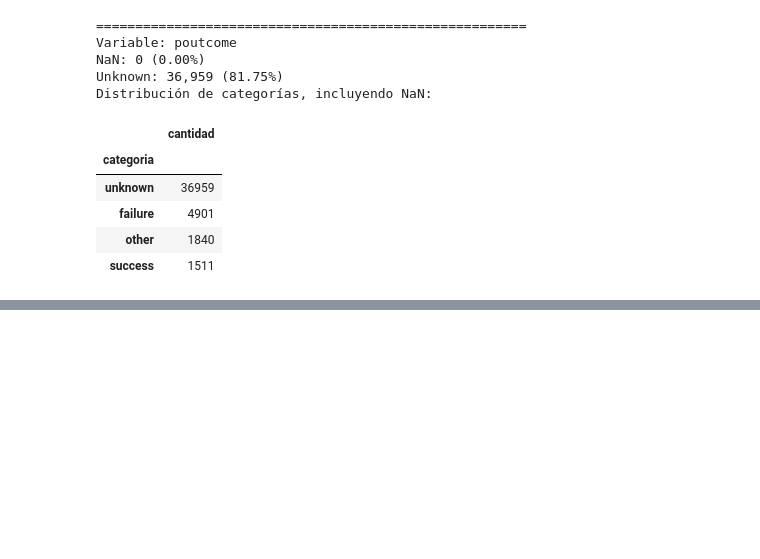
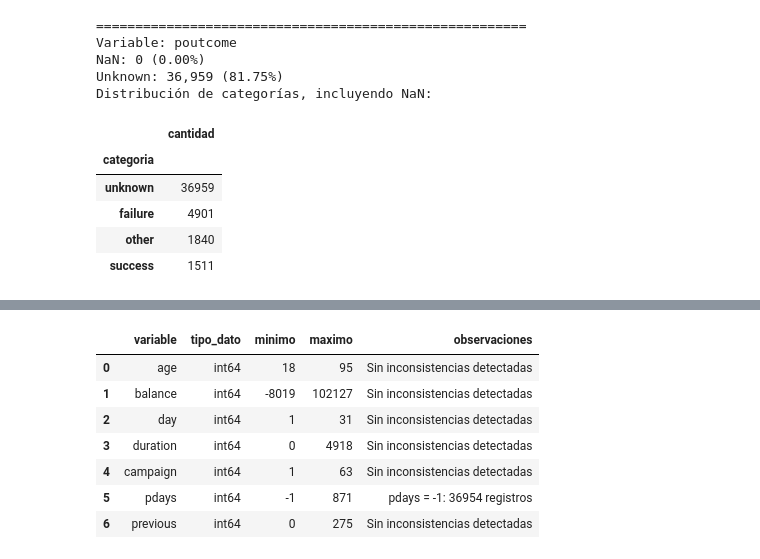
Before and after one commit to CrisSCon/priorizacion-clientes-cdt, a Jupyter notebook: notebooks/01_eda_bank_marketing.ipynb, the cells around one changed output, grey strips where cells are left out. Drawn from its saved outputs; the diff is of its cells as text; code cells hidden in the pictures; blank space fills up the shorter version.

```diff
--- a/notebooks/01_eda_bank_marketing.ipynb
+++ b/notebooks/01_eda_bank_marketing.ipynb
@@ -626,0 +711,75 @@ Distribución de categorías, incluyendo NaN:
+# %%
+# Validación de tipos y rangos de variables numéricas
+
+variables_numericas = [
+    "age", "balance", "day",
+    "duration", "campaign", "pdays", "previous"
+]
+
+resultados_numericos = []
+
+for variable in variables_numericas:
+    if variable not in df.columns:
+        resultados_numericos.append({
+            "variable": variable,
+            "tipo_dato": "No existe",
+            "minimo": None,
+            "maximo": None,
+            "observaciones": "Columna ausente"
+        })
+        continue
+
+    serie = df[variable]
+    numerica = pd.to_numeric(serie, errors="coerce")
+
+    observaciones = []
+
+    if not pd.api.types.is_numeric_dtype(serie):
+        observaciones.append("Revisar tipo de dato")
+
+    if numerica.isna().sum() > serie.isna().sum():
+        observaciones.append("Valores no numéricos")
+
+    if variable == "age" and (numerica < 0).any():
+        observaciones.append("Edades negativas")
+
+    if variable == "day" and (
+        (numerica < 1) | (numerica > 31)
+    ).any():
+        observaciones.append("Días fuera de 1-31")
+
+    if variable in ["duration", "campaign", "previous"]:
+        if (numerica < 0).any():
+            observaciones.append("Valores negativos")
+
+    if variable == "pdays":
+        if (numerica < -1).any():
+            observaciones.append("Valores menores que -1")
+
+        cantidad_especial = (numerica == -1).sum()
+        observaciones.append(
+            f"pdays = -1: {cantidad_especial} registros"
+        )
+
+    resultados_numericos.append({
+        "variable": variable,
+        "tipo_dato": str(serie.dtype),
+        "minimo": numerica.min(),
+        "maximo": numerica.max(),
+        "observaciones": (
+            "; ".join(observaciones)
+            if observaciones else "Sin inconsistencias detectadas"
+        )
+    })
+
+tabla_numerica = pd.DataFrame(resultados_numericos)
+display(tabla_numerica)
+# %% [output]
+|  | variable | tipo_dato | minimo | maximo | observaciones |
+| 0 | age | int64 | 18 | 95 | Sin inconsistencias detectadas |
+| 1 | balance | int64 | -8019 | 102127 | Sin inconsistencias detectadas |
+| 2 | day | int64 | 1 | 31 | Sin inconsistencias detectadas |
+| 3 | duration | int64 | 0 | 4918 | Sin inconsistencias detectadas |
+| 4 | campaign | int64 | 1 | 63 | Sin inconsistencias detectadas |
+| 5 | pdays | int64 | -1 | 871 | pdays = -1: 36954 registros |
+| 6 | previous | int64 | 0 | 275 | Sin inconsistencias detectadas |
```
Also changed, not shown: parts of 12 cells of this notebook.
